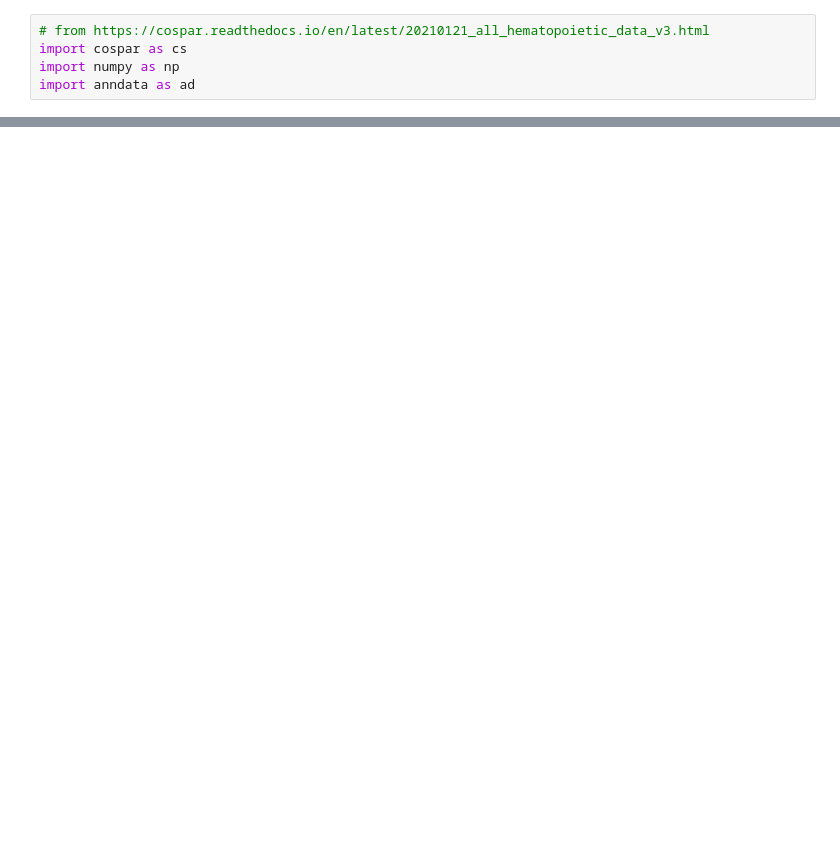
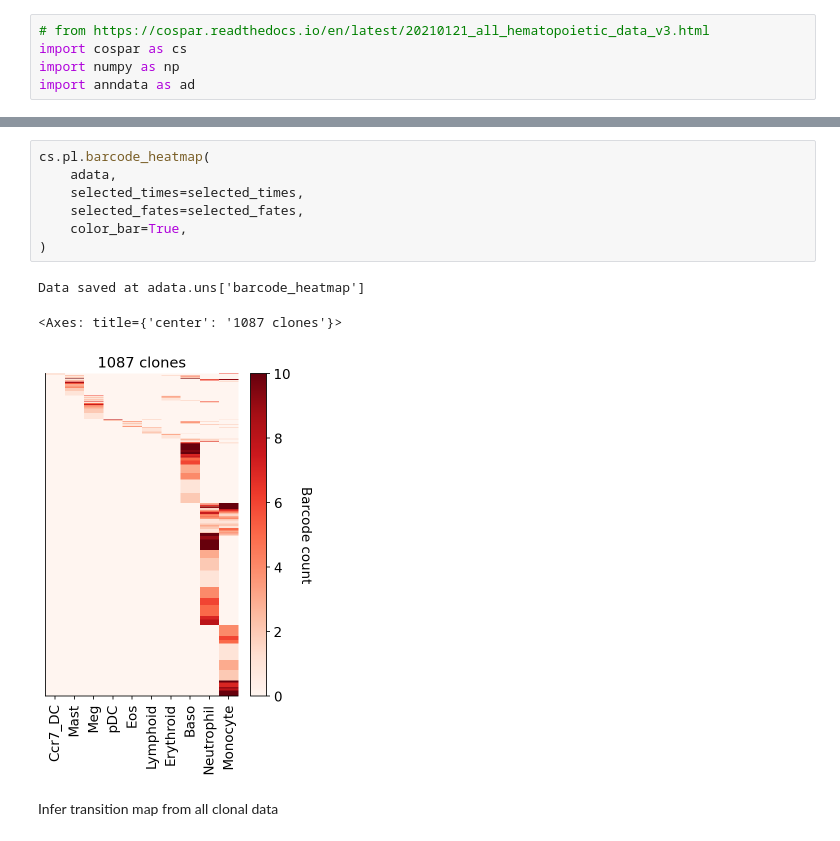
Before and after one commit to SZ-yang/SCSeq_LineageBarcoding, a Jupyter notebook: kevin/Writeup4_cospar/Writeup4_cospar-larry_experiment.ipynb, the cells around one changed output, grey strips where cells are left out. Cells and saved outputs as stored; diff of their text form; blank space fills up the shorter version.

```diff
--- a/kevin/Writeup4_cospar/Writeup4_cospar-larry_experiment.ipynb
+++ b/kevin/Writeup4_cospar/Writeup4_cospar-larry_experiment.ipynb
@@ -52,0 +72,13 @@ cs.pl.fate_coupling(adata_orig, source="X_clone")
+# %%
+cs.pl.barcode_heatmap(
+    adata,
+    selected_times=selected_times,
+    selected_fates=selected_fates,
+    color_bar=True,
+)
+# %% [output]
+Data saved at adata.uns['barcode_heatmap']
+<Axes: title={'center': '1087 clones'}>
+[figure, added]
+# %% [markdown]
+Infer transition map from all clonal data
```
Also changed, not shown: parts of 7 cells of this notebook, 4 other files.
